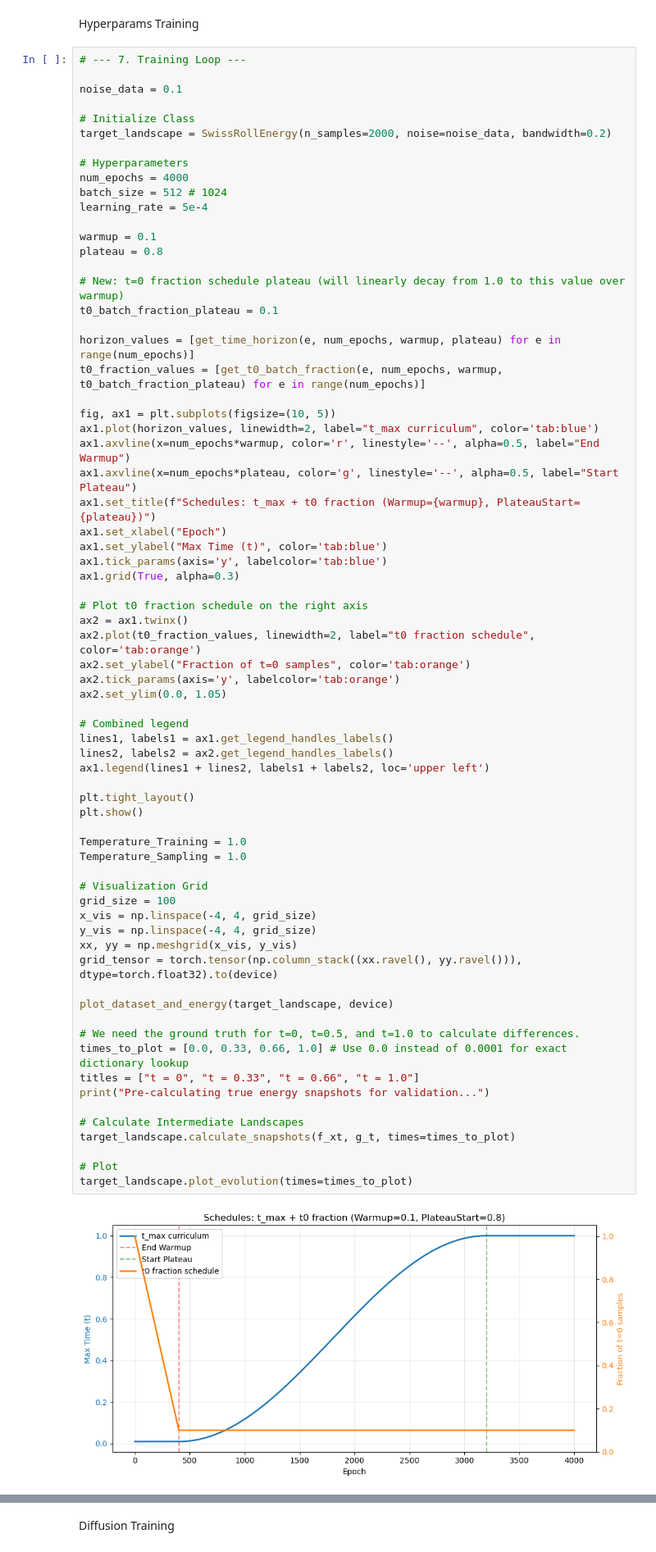
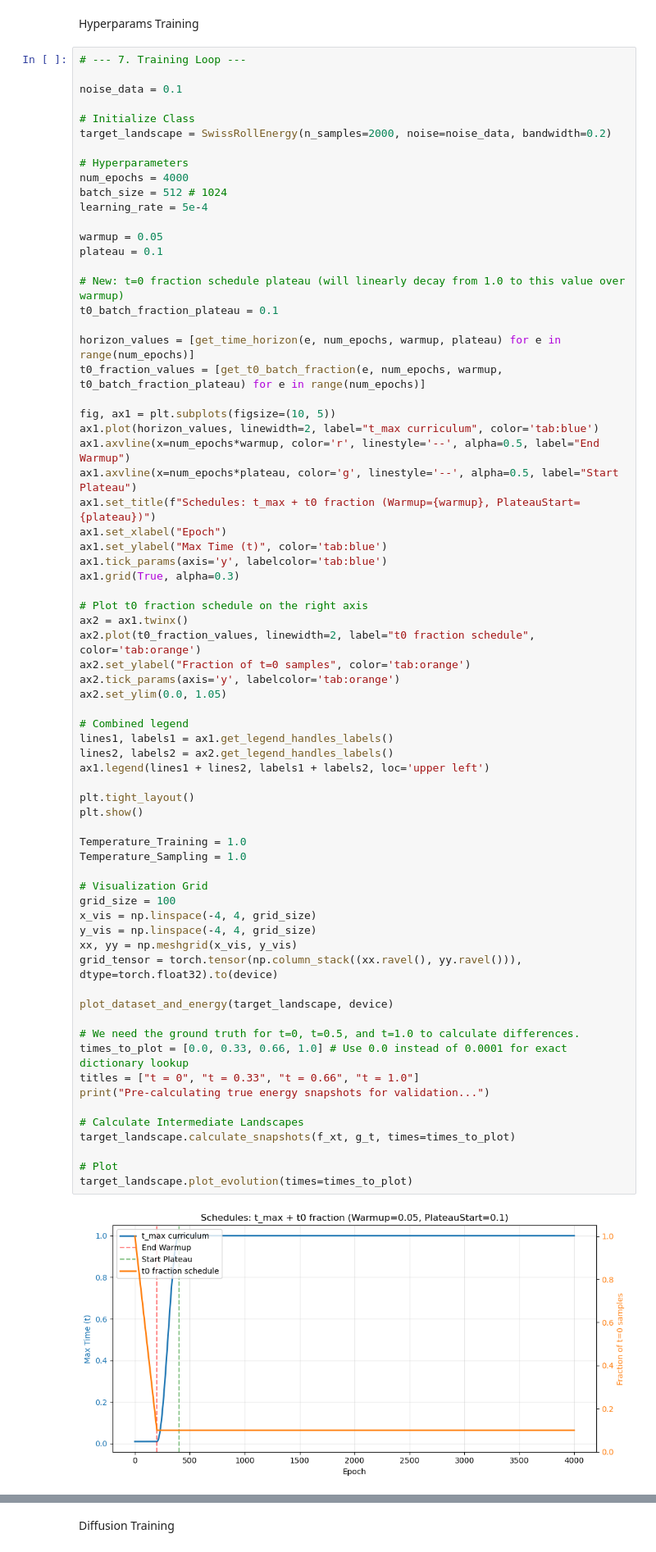
Before and after one commit to maximoffdev/DrugFlow, a Jupyter notebook: notebooks/test.ipynb, the cells around one changed output, grey strips where cells are left out. Shown at 82% size. Cells and saved outputs as stored; diff of their text form.

```diff
--- a/notebooks/test.ipynb
+++ b/notebooks/test.ipynb
@@ -1083,8 +1083,8 @@ num_epochs = 4000
 batch_size = 512 # 1024
 learning_rate = 5e-4
 
-warmup = 0.1
-plateau = 0.8
+warmup = 0.05
+plateau = 0.1
 
 # New: t=0 fraction schedule plateau (will linearly decay from 1.0 to this value over warmup)
 t0_batch_fraction_plateau = 0.1
@@ -1113,31 +1113,31 @@ ax2.set_ylim(0.0, 1.05)
 lines1, labels1 = ax1.get_legend_handles_labels()
 lines2, labels2 = ax2.get_legend_handles_labels()
 ax1.legend(lines1 + lines2, labels1 + labels2, loc='upper left')
 
 plt.tight_layout()
 plt.show()
 
 Temperature_Training = 1.0
 Temperature_Sampling = 1.0
 
 # Visualization Grid
 grid_size = 100
 x_vis = np.linspace(-4, 4, grid_size)
 y_vis = np.linspace(-4, 4, grid_size)
 xx, yy = np.meshgrid(x_vis, y_vis)
 grid_tensor = torch.tensor(np.column_stack((xx.ravel(), yy.ravel())), dtype=torch.float32).to(device)
 
 plot_dataset_and_energy(target_landscape, device)
 
 # We need the ground truth for t=0, t=0.5, and t=1.0 to calculate differences.
 times_to_plot = [0.0, 0.33, 0.66, 1.0] # Use 0.0 instead of 0.0001 for exact dictionary lookup
 titles = ["t = 0", "t = 0.33", "t = 0.66", "t = 1.0"]
 print("Pre-calculating true energy snapshots for validation...")
 
 # Calculate Intermediate Landscapes
 target_landscape.calculate_snapshots(f_xt, g_t, times=times_to_plot)
 
 # Plot
 target_landscape.plot_evolution(times=times_to_plot)
 # %% [output]
-[figure, old version]
+[figure, new version]
```
Also changed, not shown: parts of 7 cells of this notebook, 2 other files.
